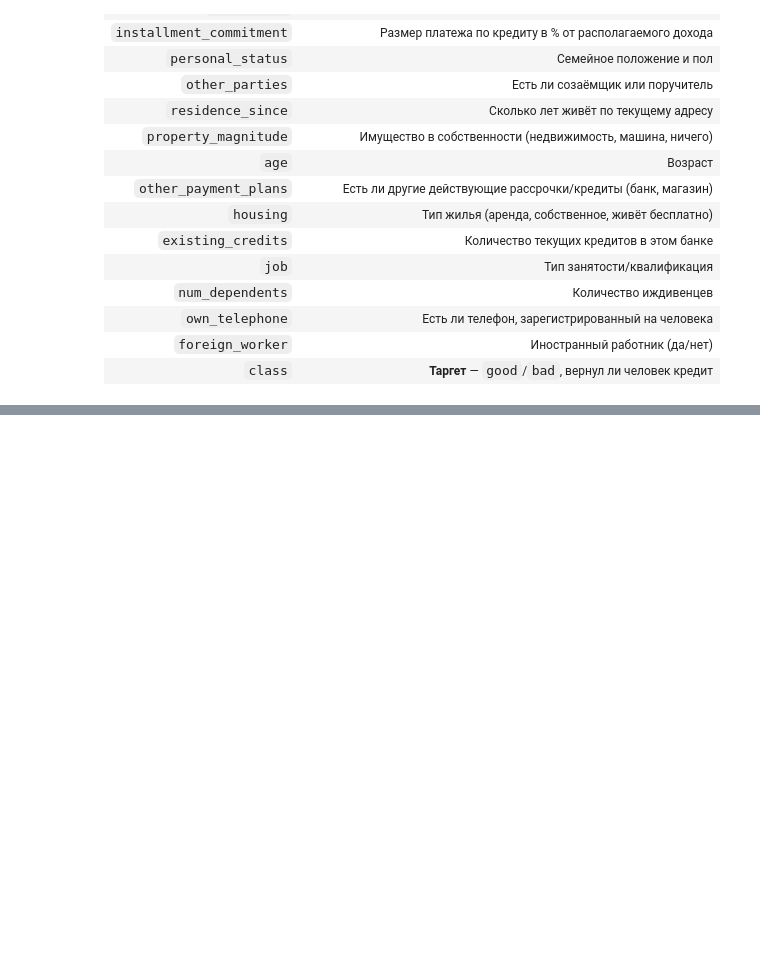
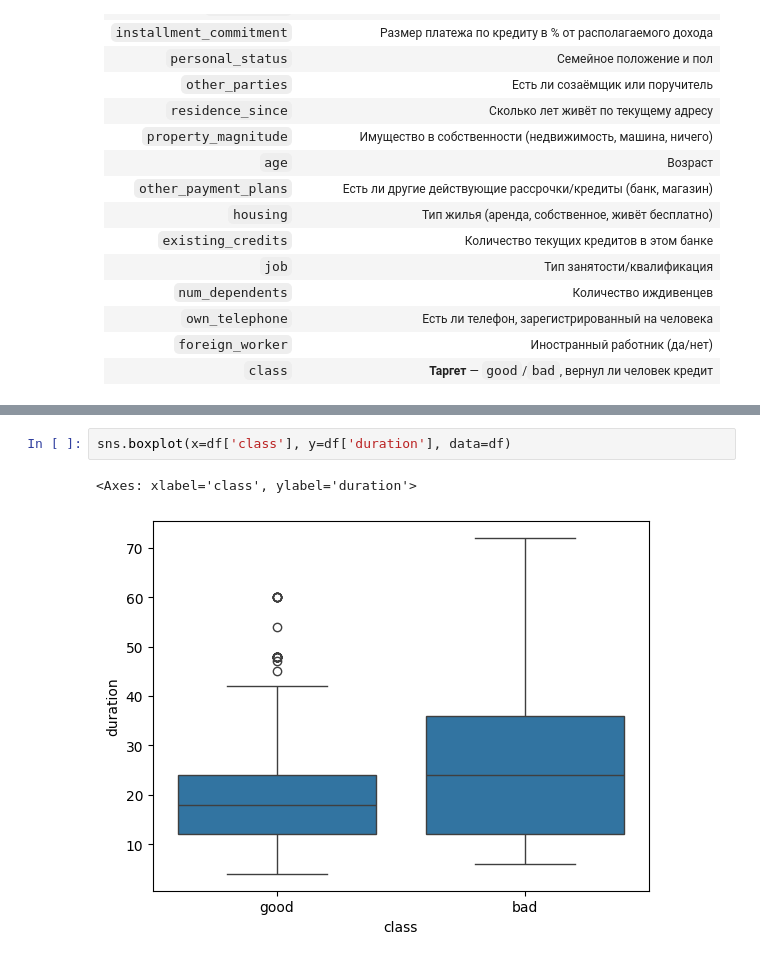
Before and after one commit to rriizz2k/credit-risk-scoring, a Jupyter notebook: notebooks/eda.ipynb, the cells around one changed output, grey strips where cells are left out. Drawn from its saved outputs; the diff is of its cells as text; blank space fills up the shorter version.

```diff
--- a/notebooks/eda.ipynb
+++ b/notebooks/eda.ipynb
@@ -67,0 +88,5 @@ df.head(15)
+# %%
+sns.boxplot(x=df['class'], y=df['duration'], data=df)
+# %% [output]
+<Axes: xlabel='class', ylabel='duration'>
+[figure, added]
```
Also changed, not shown: parts of 8 cells of this notebook.
